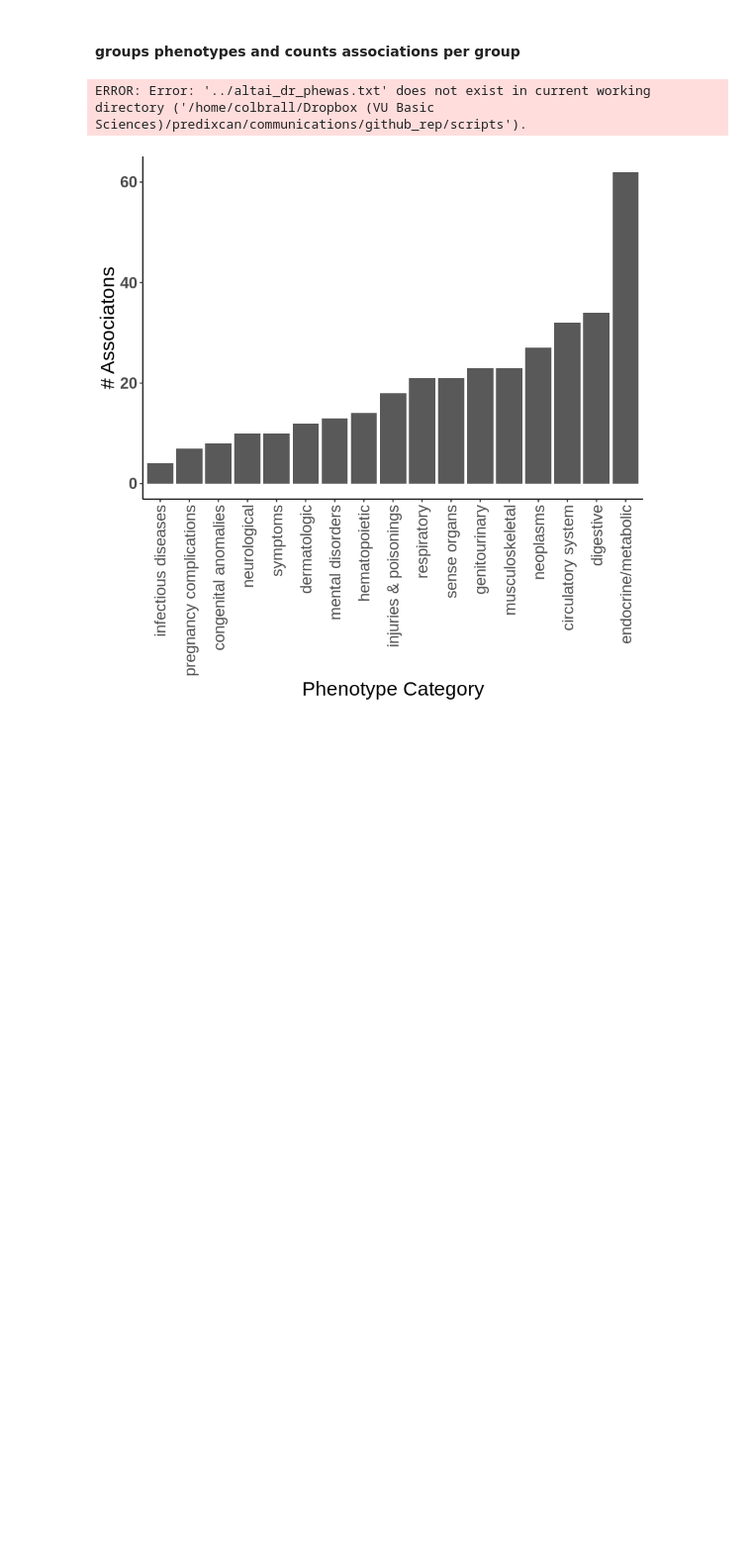
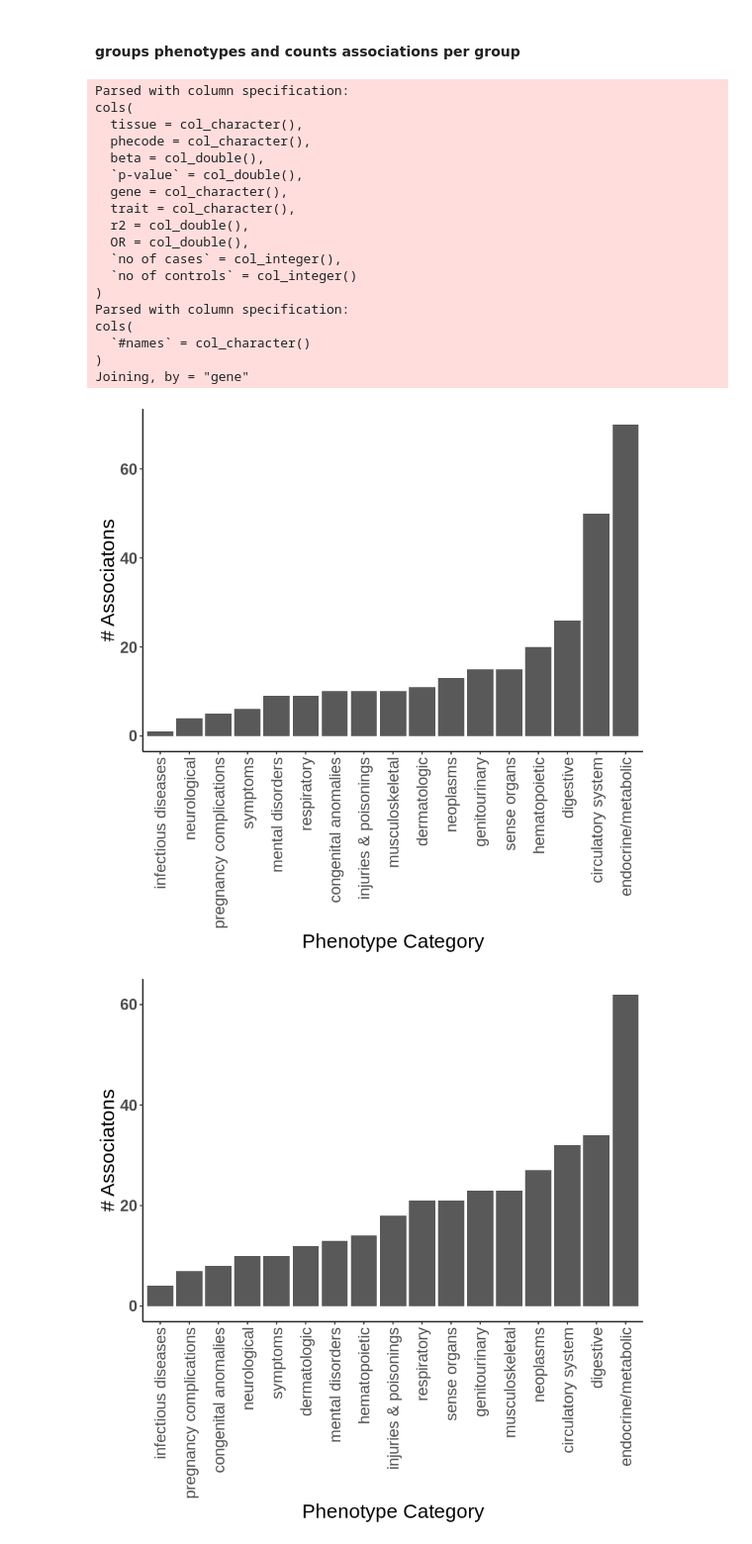
Before and after one commit to colbrall/neanderthal_predixcan_manuscript, a Jupyter notebook: scripts/neanderthal_predixcan_plots.ipynb, the cells around one changed output. Shown at 99% size. Drawn from its saved outputs; the diff is of its cells as text; code cells hidden in the pictures; blank space fills up the shorter version.

```diff
--- a/scripts/neanderthal_predixcan_plots.ipynb
+++ b/scripts/neanderthal_predixcan_plots.ipynb
@@ -127,7 +122,7 @@ Joining, by = "gene_id"
 <a id='phenocounts'></a>
 #### groups phenotypes and counts associations per group
 # %%
-top_genes <- "../altai_dr_phewas.txt"
+top_genes <- "../data/altai_dr_phewas.txt"
 full_assoc_nean <- read_delim(top_genes, "\t", escape_double = FALSE, trim_ws = TRUE)
 data(pheinfo)
 full_assoc_nean$group <- "none"
@@ -136,32 +131,50 @@ full_assoc_nean <- full_assoc_nean[((full_assoc_nean$`p-value` < 0.00001) & (ful
 ## if filtering by introgression status of genes:
 intro_genes <- read_csv("../data/altai_intro_genes_names.txt")
 intro_genes$gene <- intro_genes$`#names`
 intro_genes$`#names` <- NULL
 
 # get introgressed genes
 #full_assoc_nean <- inner_join(full_assoc_nean, intro_genes)
 
 # get non-Introgressed genes
 full_assoc_nean <- anti_join(full_assoc_nean, intro_genes)
 
 for (row in 1:nrow(pheinfo)) {
     phecode <- pheinfo$phecode[row]
     if (startsWith(phecode, "00")) {phecode <- substr(phecode,3,nchar(phecode))}
     if (startsWith(phecode, "0")) {phecode <- substr(phecode,2,nchar(phecode))}
     if (paste("X",phecode,sep="") %in% full_assoc_nean$phecode) {
       full_assoc_nean[full_assoc_nean$phecode == paste("X",phecode,sep=""),]$group <- pheinfo$group[row]
     }
 }
 full_assoc_nean$sum <- 1
 counts <- full_assoc_nean %>% group_by(group) %>% summarise(sum = sum(sum))
 counts$t_sum <- 0
 for (row in 1:nrow(counts)) {
     counts$t_sum[row] <- nrow(pheinfo[pheinfo$group == counts$group[row],])
 }
 counts$prop <- counts$sum/counts$t_sum
 ggplot(counts,aes(x=reorder(group,sum),y=sum)) + ylab("# Associatons") + xlab("Phenotype Category") + theme_classic() +
 theme(legend.position = "none",text = element_text(size=18),axis.text.x = element_text(angle = 90,vjust=0.5,
            hjust=1),axis.text.y = element_text(face = "bold")) + geom_bar(stat="identity")
-ggsave('../phewas_counts.pdf', width=6, height= 6)
+#ggsave('../phewas_counts.pdf', width=6, height= 6)
 # %% [output]
-ERROR: Error: '../altai_dr_phewas.txt' does not exist in current working directory ('/home/colbrall/Dropbox (VU Basic Sciences)/predixcan/communications/github_rep/scripts').
+Parsed with column specification:
+cols(
+  tissue = col_character(),
+  phecode = col_character(),
+  beta = col_double(),
+  `p-value` = col_double(),
+  gene = col_character(),
+  trait = col_character(),
+  r2 = col_double(),
+  OR = col_double(),
+  `no of cases` = col_integer(),
+  `no of controls` = col_integer()
+)
+Parsed with column specification:
+cols(
+  `#names` = col_character()
+)
+Joining, by = "gene"
+[figure, added]
```
Also changed, not shown: parts of 7 cells of this notebook, 1 other file.
